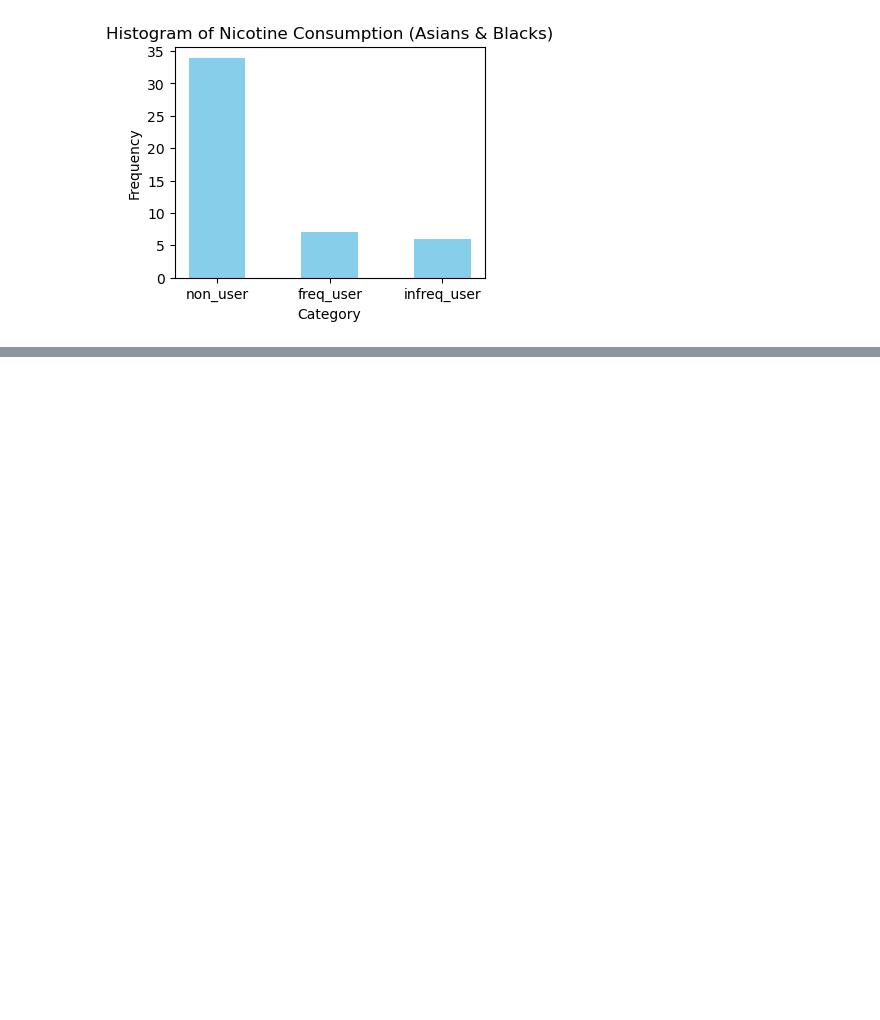
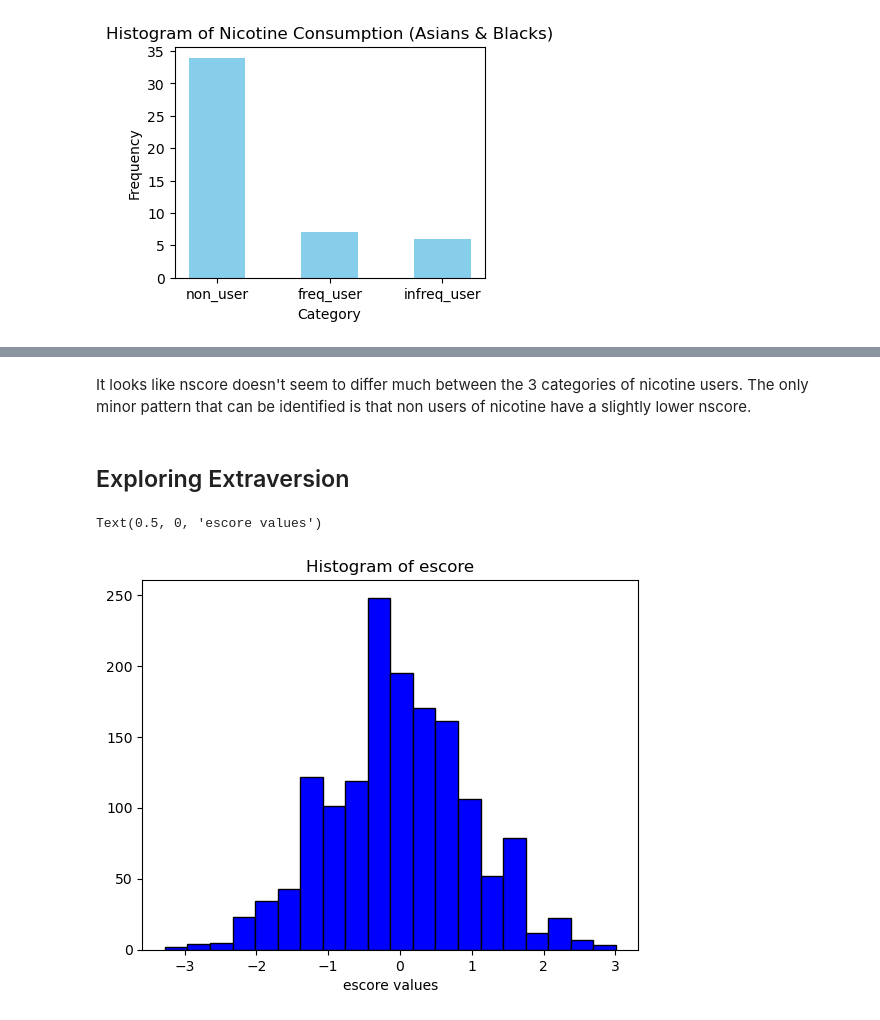
Before and after one commit to skyefung02/DrugConsumptionProject, a Jupyter notebook: data_exploration_visualisation.ipynb, the cells around one changed output, grey strips where cells are left out. Cells and saved outputs as stored; diff of their text form; code cells hidden in the pictures; blank space fills up the shorter version.

```diff
--- a/data_exploration_visualisation.ipynb
+++ b/data_exploration_visualisation.ipynb
@@ -467,0 +513,11 @@ plt.show()
+# %% [markdown]
+It looks like nscore doesn't seem to differ much between the 3 categories of nicotine users. The only minor pattern that can be identified is that non users of nicotine have a slightly lower nscore.
+# %% [markdown]
+## Exploring Extraversion
+# %%
+plt.hist(nictrain_set.escore, bins=20, color='blue', edgecolor='black')
+plt.title("Histogram of escore")
+plt.xlabel("escore values")
+# %% [output]
+Text(0.5, 0, 'escore values')
+[figure, added]
```
Also changed, not shown: parts of 21 cells of this notebook, 1 other file.
